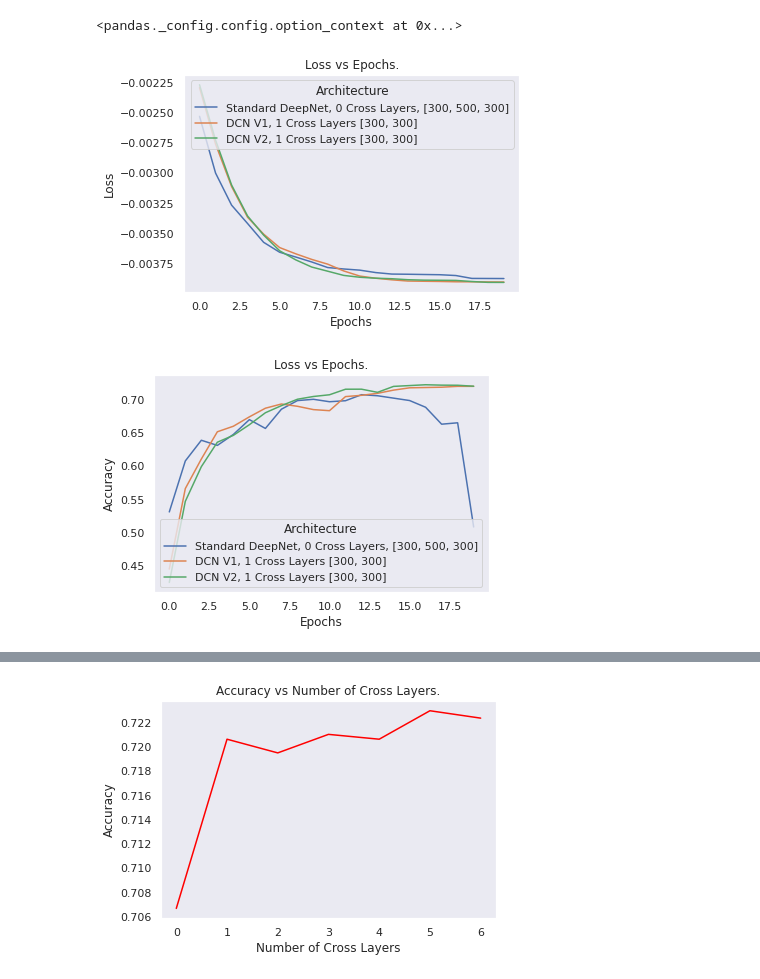
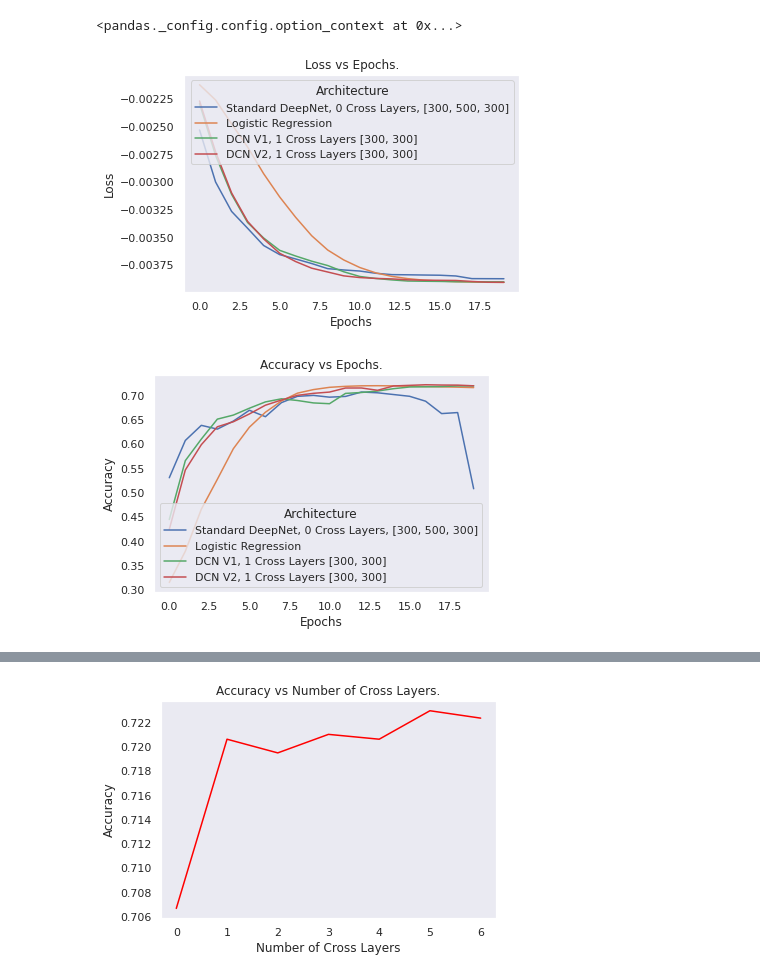
Before and after one commit to kunal-kapur/cs587project, a Jupyter notebook: visualize_data.ipynb, the cells around one changed output, grey strips where cells are left out. Cells and saved outputs as stored; diff of their text form; code cells hidden in the pictures.

```diff
--- a/visualize_data.ipynb
+++ b/visualize_data.ipynb
@@ -11,6 +11,8 @@ os.getcwd()
 df_cross_0_300_500_300 = \
 pd.read_csv("/home/kapur16/cs587/cs587project/books_results/DCN_V1/curve_plot_0crossLayers__[300, 500, 300]_deepLayers[]concatLayers_20epochs1e-05LR/results.csv")
 # %%
+logistic_regression = pd.read_csv("/home/kapur16/cs587/cs587project/books_results/DCN_V1/curve_plot_0crossLayers__[]_deepLayers[]concatLayers_20epochs1e-05LR/results.csv")
+
 df_v1cross_1_300_300 = \
 pd.read_csv("books_results/DCN_V1/curve_plot_1crossLayers__[300, 300]_deepLayers[]concatLayers_20epochs1e-05LR/results.csv")
 
@@ -20,11 +22,13 @@ pd.read_csv("books_results/DCN_V2/curve_plot_1crossLayers__[300, 300]_deepLayers
 # %%
 df_loss = pd.DataFrame({'Epochs': df_cross_0_300_500_300['EPOCHS'],
                    'Standard DeepNet, 0 Cross Layers, [300, 500, 300]': df_cross_0_300_500_300['Validation Loss'],
+                    'Logistic Regression': logistic_regression['Validation Loss'],
                    'DCN V1, 1 Cross Layers [300, 300]': df_v1cross_1_300_300['Validation Loss'],
                  'DCN V2, 1 Cross Layers [300, 300]': df_v2cross_1_300_300['Validation Loss']})
 
 df_accuracy = pd.DataFrame({'Epochs': df_cross_0_300_500_300['EPOCHS'],
                    'Standard DeepNet, 0 Cross Layers, [300, 500, 300]': df_cross_0_300_500_300['Validation Accuracy'],
+                     'Logistic Regression': logistic_regression['Validation Accuracy'],
                    'DCN V1, 1 Cross Layers [300, 300]': df_v1cross_1_300_300['Validation Accuracy'],
                  'DCN V2, 1 Cross Layers [300, 300]': df_v2cross_1_300_300['Validation Accuracy']})
 # %%
@@ -47,18 +51,18 @@ with pd.option_context('mode.use_inf_as_na', True):
     plt.ylabel('Loss')
     plt.show()
 # %% [output]
-[figure, old version]
+[figure, new version]
 # %%
 with pd.option_context('mode.use_inf_as_na', True):
     # Create a line plot using Seaborn
     sns.lineplot(data=df_melted_accuracy, x='Epochs', y='Accuracy', hue='Architecture')
     # Show the plot
-    plt.title('Loss vs Epochs.')
+    plt.title('Accuracy vs Epochs.')
     plt.xlabel('Epochs')
     plt.ylabel('Accuracy')
     plt.show()
 # %% [output]
-[figure, old version]
+[figure, new version]
 # %%
 df.head()
 # %% [output]
```
Also changed, not shown: 6 other files.
